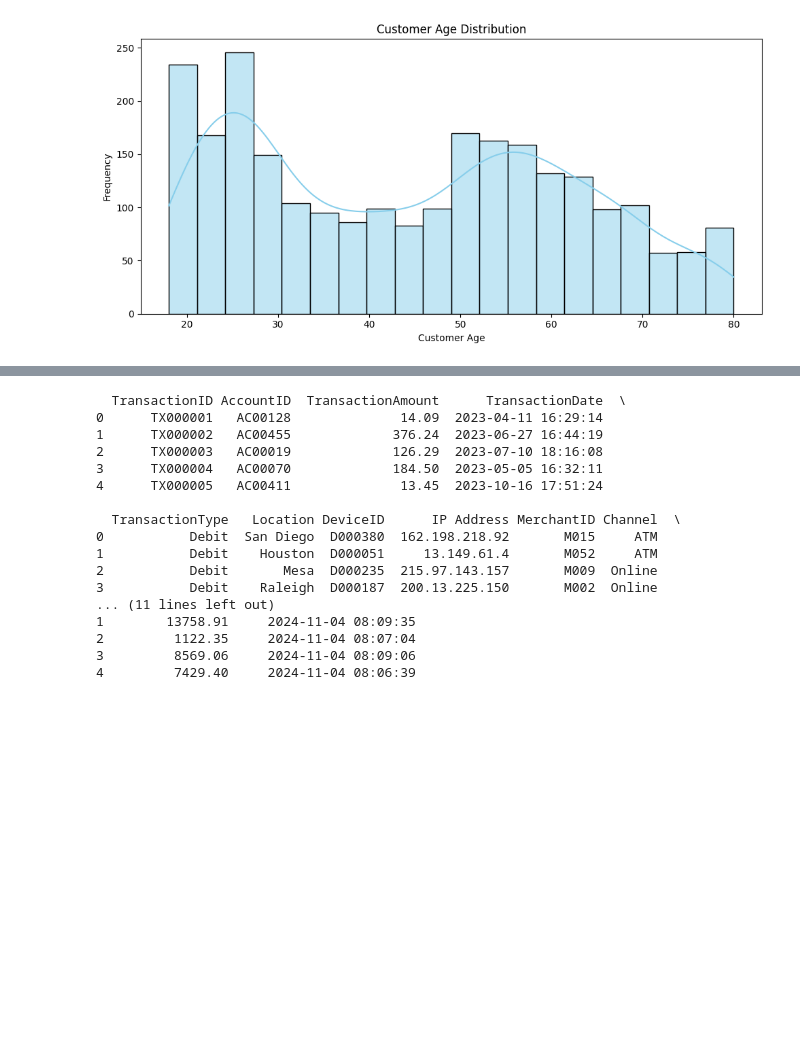
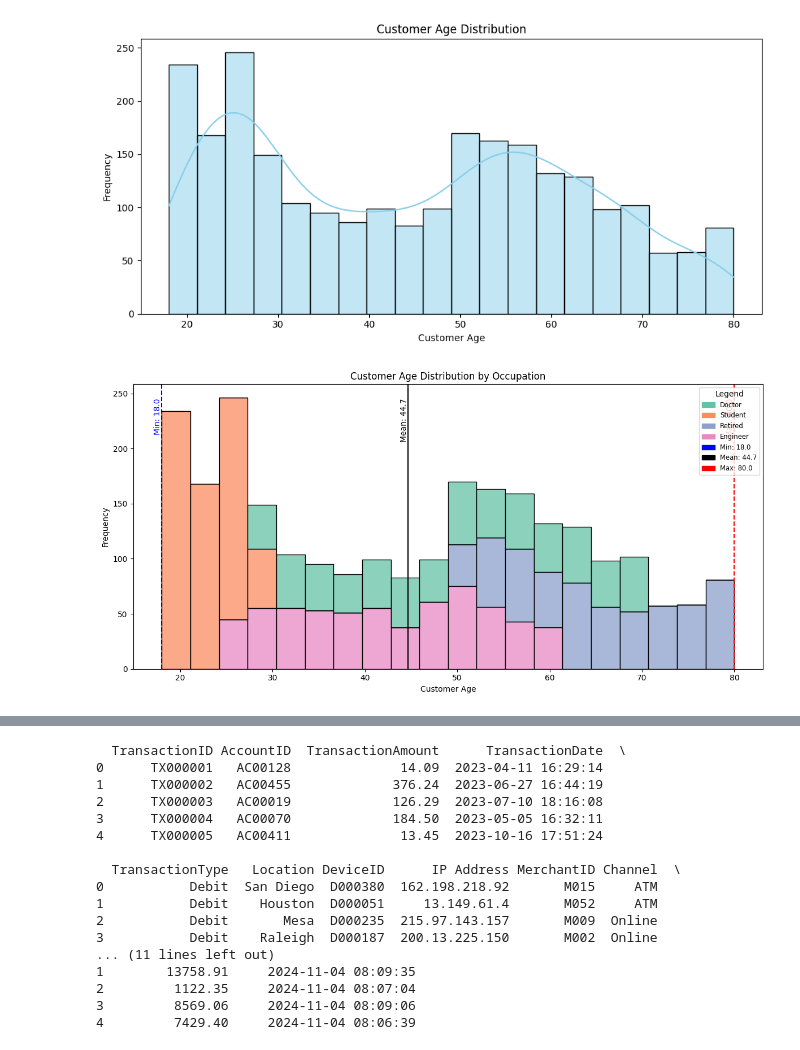
Before and after one commit to widyacatur/personalproject, a Jupyter notebook: WIP - Bank Transactions Analysis/bank_transaction_analysis.ipynb, the cells around one changed output, grey strips where cells are left out. Drawn from its saved outputs; the diff is of its cells as text; code cells hidden in the pictures; blank space fills up the shorter version.

```diff
--- a/WIP - Bank Transactions Analysis/bank_transaction_analysis.ipynb
+++ b/WIP - Bank Transactions Analysis/bank_transaction_analysis.ipynb
@@ -128,3 +124,67 @@ plt.tight_layout()
 plt.show()
 # %% [output]
 [figure]
+# %%
+import matplotlib.pyplot as plt
+import seaborn as sns
+from matplotlib.patches import Patch
+
+# Clean and prepare
+df_clean = df.dropna(subset=['CustomerOccupation'])
+occupations = df_clean['CustomerOccupation'].unique()
+palette = sns.color_palette('Set2', n_colors=len(occupations))
+occupation_color_map = dict(zip(occupations, palette))
+
+# Calculate stats
+min_age = df_clean['CustomerAge'].min()
+max_age = df_clean['CustomerAge'].max()
+mean_age = df_clean['CustomerAge'].mean()
+
+# Plot
+plt.figure(figsize=(12, 6))
+sns.histplot(
+    data=df_clean,
+    x='CustomerAge',
+    hue='CustomerOccupation',
+    bins=20,
+    multiple='stack',
+    palette=occupation_color_map,
+    edgecolor='black'
+)
+
+# Add vertical lines
+plt.axvline(min_age, color='blue', linestyle='--', linewidth=1.5)
+plt.axvline(mean_age, color='black', linestyle='-', linewidth=1.5)
+plt.axvline(max_age, color='red', linestyle='--', linewidth=1.5)
+
+# Annotate each line with value
+plt.text(min_age, plt.ylim()[1]*0.95, f'Min: {min_age:.1f}', color='blue', rotation=90, va='top', ha='right')
+plt.text(mean_age, plt.ylim()[1]*0.95, f'Mean: {mean_age:.1f}', color='black', rotation=90, va='top', ha='right')
+plt.text(max_age, plt.ylim()[1]*0.95, f'Max: {max_age:.1f}', color='red', rotation=90, va='top', ha='right')
+
+# Title & axis labels
+plt.title('Customer Age Distribution by Occupation')
+plt.xlabel('Customer Age')
+plt.ylabel('Frequency')
+
+# Create legend
+occupation_legend = [Patch(color=color, label=occupation) for occupation, color in occupation_color_map.items()]
+stat_legend = [
+    Patch(color='blue', label=f'Min: {min_age:.1f}'),
+    Patch(color='black', label=f'Mean: {mean_age:.1f}'),
+    Patch(color='red', label=f'Max: {max_age:.1f}')
+]
+
+# Combine legends
+plt.legend(
+    handles=occupation_legend + stat_legend,
+    title='Legend',
+    title_fontsize='medium',
+    fontsize='small',
+    loc='upper right'
+)
+
+plt.tight_layout()
+plt.show()
+# %% [output]
+[figure, added]
```
Also changed, not shown: parts of 9 cells of this notebook.
